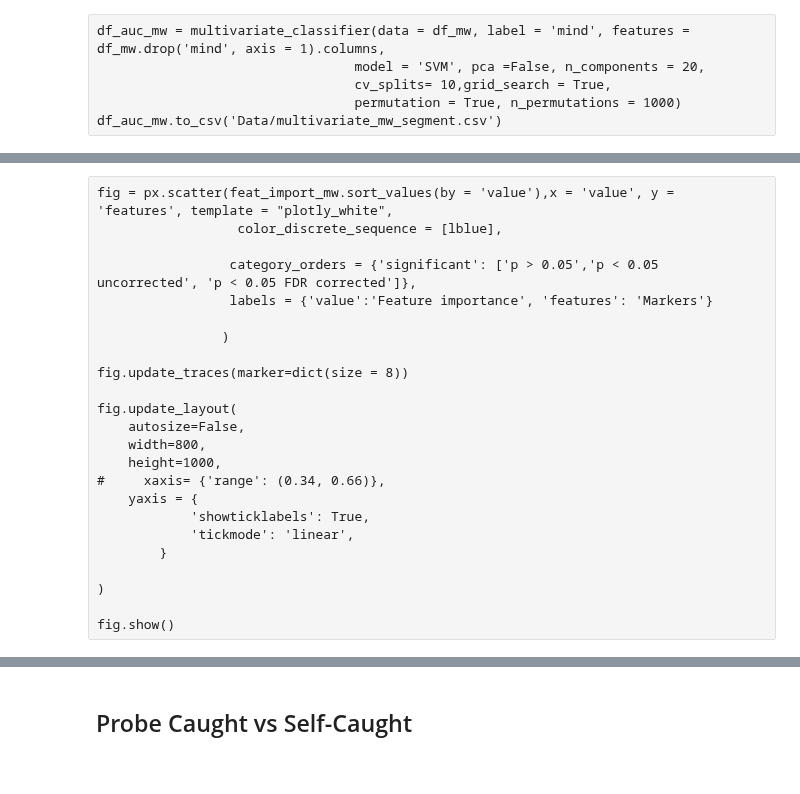
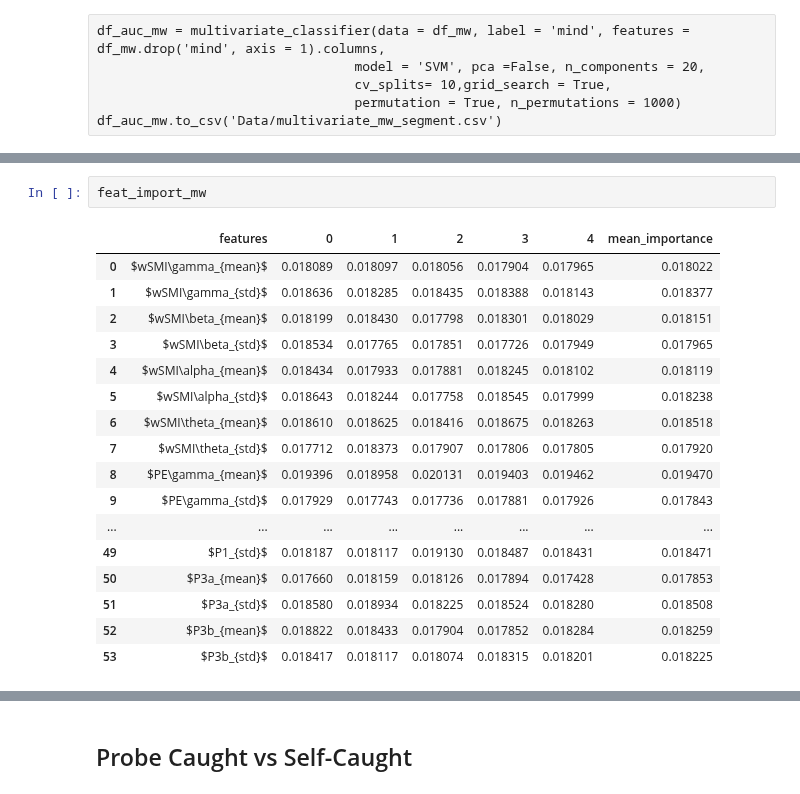
Before and after one commit to Nicobruno92/mw_markers_project, a Jupyter notebook: multivariate_analysis.ipynb, the cells around one changed output, grey strips where cells are left out. Cells and saved outputs as stored; diff of their text form.

```diff
--- a/multivariate_analysis.ipynb
+++ b/multivariate_analysis.ipynb
@@ -485,24 +600,20 @@ fig.show()
-# %% [raw]
-fig = px.scatter(feat_import_mw.sort_values(by = 'value'),x = 'value', y = 'features', template = "plotly_white",
-                  color_discrete_sequence = [lblue],
-
-                 category_orders = {'significant': ['p > 0.05','p < 0.05 uncorrected', 'p < 0.05 FDR corrected']},
-                 labels = {'value':'Feature importance', 'features': 'Markers'}
-
-                )
-
-fig.update_traces(marker=dict(size = 8))
-
-fig.update_layout(
-    autosize=False,
-    width=800,
-    height=1000,
-#     xaxis= {'range': (0.34, 0.66)},
-    yaxis = {
-            'showticklabels': True,
-            'tickmode': 'linear',
-        }
-
-)
-
-fig.show()
+# %%
+feat_import_mw
+# %% [output]
+|  | features | 0 | 1 | 2 | 3 | 4 | mean_importance |
+| 0 | $wSMI\gamma_{mean}$ | 0.018089 | 0.018097 | 0.018056 | 0.017904 | 0.017965 | 0.018022 |
+| 1 | $wSMI\gamma_{std}$ | 0.018636 | 0.018285 | 0.018435 | 0.018388 | 0.018143 | 0.018377 |
+| 2 | $wSMI\beta_{mean}$ | 0.018199 | 0.018430 | 0.017798 | 0.018301 | 0.018029 | 0.018151 |
+| 3 | $wSMI\beta_{std}$ | 0.018534 | 0.017765 | 0.017851 | 0.017726 | 0.017949 | 0.017965 |
+| 4 | $wSMI\alpha_{mean}$ | 0.018434 | 0.017933 | 0.017881 | 0.018245 | 0.018102 | 0.018119 |
+| 5 | $wSMI\alpha_{std}$ | 0.018643 | 0.018244 | 0.017758 | 0.018545 | 0.017999 | 0.018238 |
+| 6 | $wSMI\theta_{mean}$ | 0.018610 | 0.018625 | 0.018416 | 0.018675 | 0.018263 | 0.018518 |
+| 7 | $wSMI\theta_{std}$ | 0.017712 | 0.018373 | 0.017907 | 0.017806 | 0.017805 | 0.017920 |
+| 8 | $PE\gamma_{mean}$ | 0.019396 | 0.018958 | 0.020131 | 0.019403 | 0.019462 | 0.019470 |
+| 9 | $PE\gamma_{std}$ | 0.017929 | 0.017743 | 0.017736 | 0.017881 | 0.017926 | 0.017843 |
+| ... | ... | ... | ... | ... | ... | ... | ... |
+| 49 | $P1_{std}$ | 0.018187 | 0.018117 | 0.019130 | 0.018487 | 0.018431 | 0.018471 |
+| 50 | $P3a_{mean}$ | 0.017660 | 0.018159 | 0.018126 | 0.017894 | 0.017428 | 0.017853 |
+| 51 | $P3a_{std}$ | 0.018580 | 0.018934 | 0.018225 | 0.018524 | 0.018280 | 0.018508 |
+| 52 | $P3b_{mean}$ | 0.018822 | 0.018433 | 0.017904 | 0.017852 | 0.018284 | 0.018259 |
+| 53 | $P3b_{std}$ | 0.018417 | 0.018117 | 0.018074 | 0.018315 | 0.018201 | 0.018225 |
```
Also changed, not shown: parts of 14 cells of this notebook, 57 other files.
